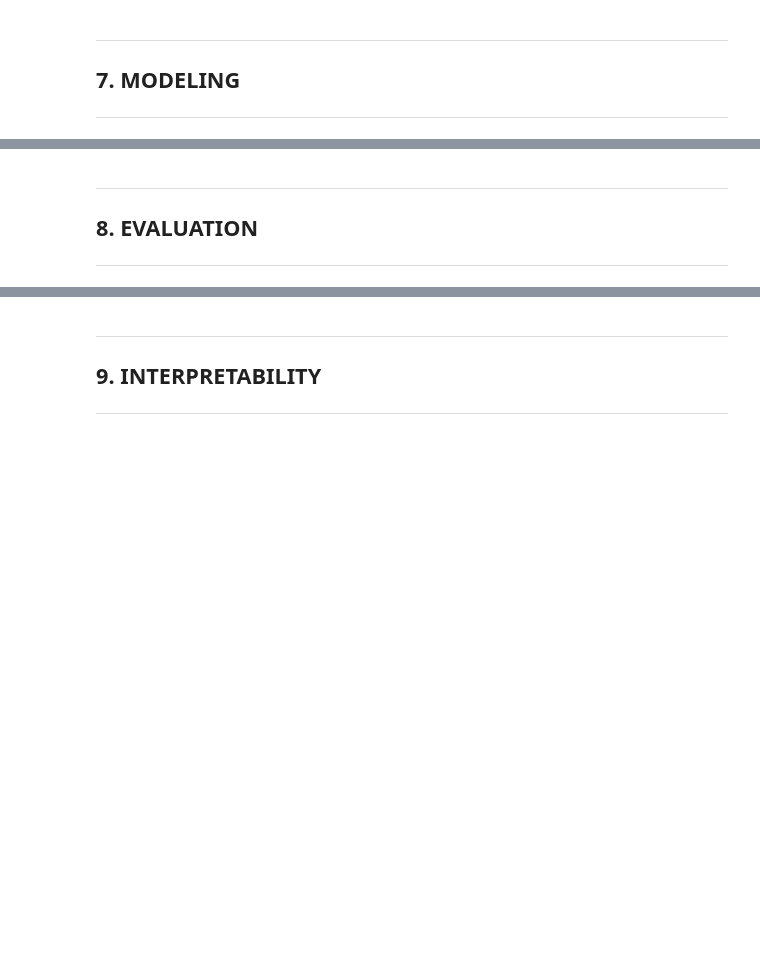
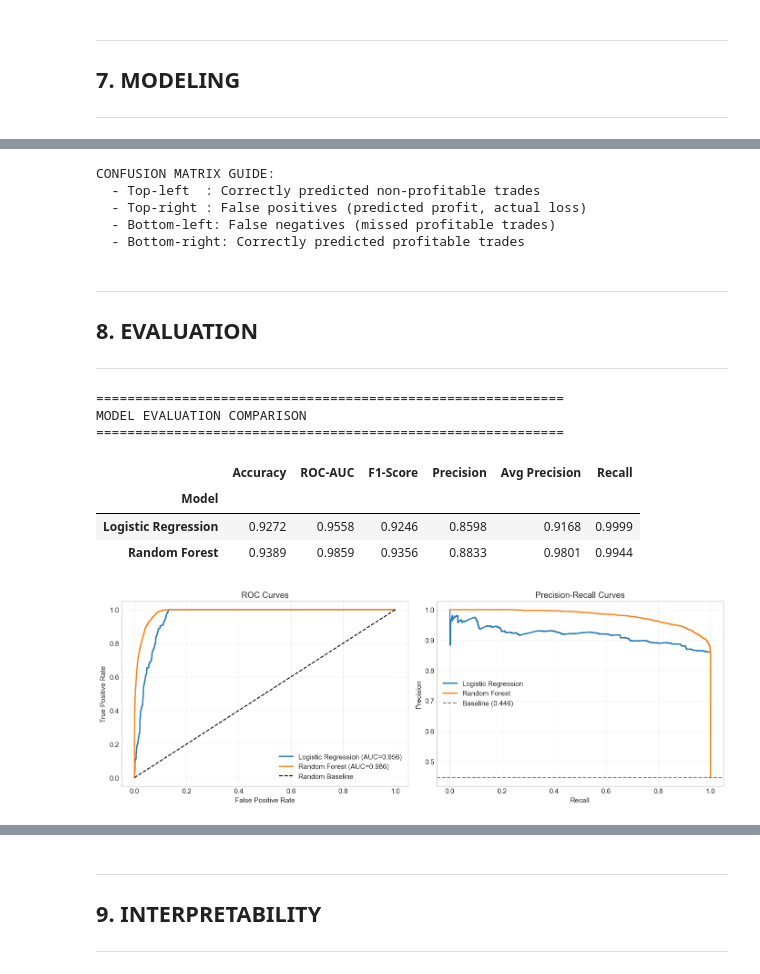
Before and after one commit to sandipanarnab/bitcoin_trading_data_sentiment_analysis, a Jupyter notebook: notebook/bitcoin_sentiment_trader_analysis.ipynb, the cells around one changed output, grey strips where cells are left out. Saved outputs shown, nothing was run; the diff lists cells and outputs as text; code cells hidden in the pictures; blank space fills up the shorter version.

Commit message:
model training, model evaluation, pipeline and final inference

```diff
--- a/notebook/bitcoin_sentiment_trader_analysis.ipynb
+++ b/notebook/bitcoin_sentiment_trader_analysis.ipynb
@@ -1243,11 +1270,12 @@ print("  - is_weekend: Weekend effect")
 # %%
-# TRAIN-TEST SPLIT (STRATIFIED)
+# TRAIN-TEST SPLIT
 
 X = model_df[feature_cols]
 y = model_df[target_col]
 
 X_train, X_test, y_train, y_test = train_test_split(
-    X, y,
+    X,
+    y,
     test_size=0.2,
     random_state=RANDOM_STATE,
     stratify=y
@@ -1255,12 +1283,31 @@ X_train, X_test, y_train, y_test = train_test_split(
 
 print(f"Train set: {len(X_train):,} samples ({len(X_train)/len(X)*100:.1f}%)")
 print(f"Test set: {len(X_test):,} samples ({len(X_test)/len(X)*100:.1f}%)")
-print(f"\nClass distribution in training set:")
-print(y_train.value_counts(normalize=True))
 
-# Apply scaling
+print("\nClass distribution (Training):")
+print(y_train.value_counts(normalize=True).round(4))
+
+# FEATURE SCALING
+
+numeric_features = [
+    'leverage_ratio',
+    'trade_size',
+    'trader_win_rate',
+    'trader_avg_leverage',
+    'trader_num_trades'
+]
+
 scaler = StandardScaler()
-X_train_scaled = scaler.fit_transform(X_train)
-X_test_scaled = scaler.transform(X_test)
 
-print("\nScaling applied using StandardScaler")
+X_train_scaled = X_train.copy()
+X_test_scaled = X_test.copy()
+
+X_train_scaled[numeric_features] = scaler.fit_transform(
+    X_train[numeric_features]
+)
+
+X_test_scaled[numeric_features] = scaler.transform(
+    X_test[numeric_features]
+)
+
+print("\nScaling applied to numeric features only")
@@ -1299,3 +1427,15 @@ print(classification_report(y_test, y_pred_rf))
+# %%
+print("\nCONFUSION MATRIX GUIDE:")
+print("  - Top-left  : Correctly predicted non-profitable trades")
+print("  - Top-right : False positives (predicted profit, actual loss)")
+print("  - Bottom-left: False negatives (missed profitable trades)")
+print("  - Bottom-right: Correctly predicted profitable trades")
+# %% [output]
+CONFUSION MATRIX GUIDE:
+  - Top-left  : Correctly predicted non-profitable trades
+  - Top-right : False positives (predicted profit, actual loss)
+  - Bottom-left: False negatives (missed profitable trades)
+  - Bottom-right: Correctly predicted profitable trades
 # %% [markdown]
 ---
 ## 8. EVALUATION
@@ -1306,9 +1446,11 @@ print(classification_report(y_test, y_pred_rf))
 def calculate_metrics(y_true, y_pred, y_prob, model_name):
     return {
         'Model': model_name,
+        'Accuracy': accuracy_score(y_true, y_pred),
         'ROC-AUC': roc_auc_score(y_true, y_prob),
         'F1-Score': f1_score(y_true, y_pred),
         'Precision': precision_score(y_true, y_pred),
+        'Avg Precision': average_precision_score(y_true, y_prob),
         'Recall': recall_score(y_true, y_pred)
     }
 
@@ -1327,34 +1469,43 @@ display(metrics_df.round(4))
 fig, axes = plt.subplots(1, 2, figsize=(14, 5))
 
 # ROC Curves
 fpr_lr, tpr_lr, _ = roc_curve(y_test, y_prob_lr)
 fpr_rf, tpr_rf, _ = roc_curve(y_test, y_prob_rf)
 
 axes[0].plot(fpr_lr, tpr_lr, label=f'Logistic Regression (AUC={lr_metrics["ROC-AUC"]:.3f})', linewidth=2)
 axes[0].plot(fpr_rf, tpr_rf, label=f'Random Forest (AUC={rf_metrics["ROC-AUC"]:.3f})', linewidth=2)
 axes[0].plot([0, 1], [0, 1], 'k--', label='Random Baseline')
 axes[0].set_xlabel('False Positive Rate')
 axes[0].set_ylabel('True Positive Rate')
 axes[0].set_title('ROC Curves')
 axes[0].legend()
 axes[0].grid(True, alpha=0.3)
 
 # Precision-Recall Curves
 prec_lr, rec_lr, _ = precision_recall_curve(y_test, y_prob_lr)
 prec_rf, rec_rf, _ = precision_recall_curve(y_test, y_prob_rf)
 
 axes[1].plot(rec_lr, prec_lr, label=f'Logistic Regression', linewidth=2)
 axes[1].plot(rec_rf, prec_rf, label=f'Random Forest', linewidth=2)
 axes[1].axhline(y=y_test.mean(), color='gray', linestyle='--', label=f'Baseline ({y_test.mean():.3f})')
 axes[1].set_xlabel('Recall')
 axes[1].set_ylabel('Precision')
 axes[1].set_title('Precision-Recall Curves')
 axes[1].legend()
 axes[1].grid(True, alpha=0.3)
 
 plt.tight_layout()
-plt.savefig('/workspace/charts/model_evaluation.png', dpi=150, bbox_inches='tight')
+plt.savefig('../metrics/model_evaluation.png', dpi=150, bbox_inches='tight')
 plt.show()
+# %% [output]
+============================================================
+MODEL EVALUATION COMPARISON
+============================================================
+|  | Accuracy | ROC-AUC | F1-Score | Precision | Avg Precision | Recall |
+| Model |  |  |  |  |  |  |
+| Logistic Regression | 0.9272 | 0.9558 | 0.9246 | 0.8598 | 0.9168 | 0.9999 |
+| Random Forest | 0.9389 | 0.9859 | 0.9356 | 0.8833 | 0.9801 | 0.9944 |
+[figure, added]
 # %%
 print("\nMETRIC INTERPRETATION:")
 print("-" * 40)
```
Also changed, not shown: parts of 21 cells of this notebook, 8 other files.
